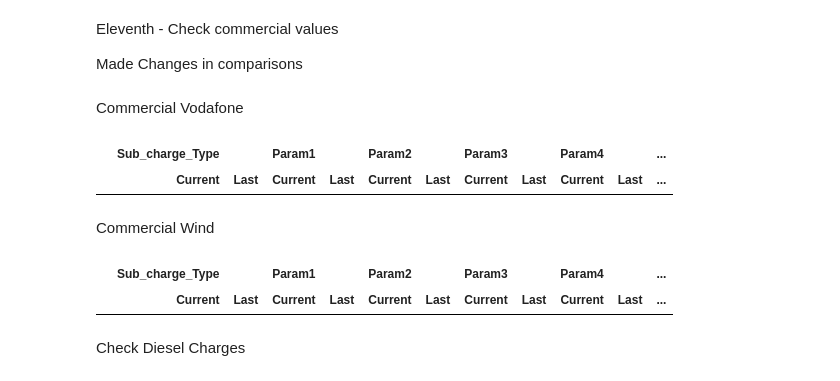
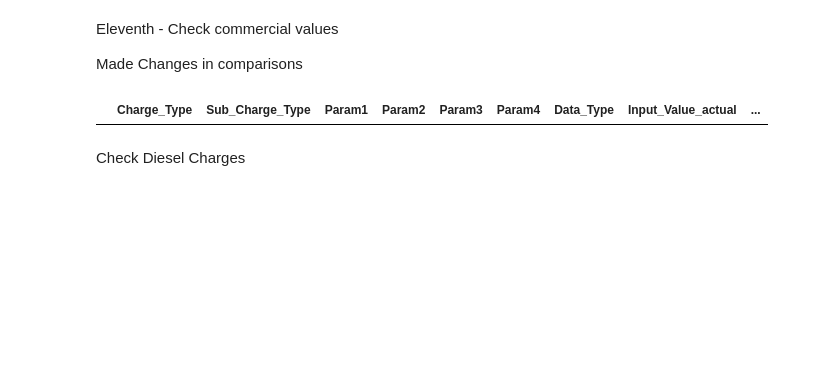
Before and after one commit to emerenan/xlsx_validation, a Jupyter notebook: gr_validations.ipynb, the cells around one changed output. Saved outputs shown, nothing was run; the diff lists cells and outputs as text; code cells hidden in the pictures; blank space fills up the shorter version.

```diff
--- a/gr_validations.ipynb
+++ b/gr_validations.ipynb
@@ -826,30 +904,4 @@ print(sp_vf_not_uis)
 # %%
-def check_commercial(path_current, path_before, col_replace, col_names, merge_cols, col_order):
-
-    def check_uip_commercial_values(df_actual, df_before, merge_cols):
-        df_atual = uip_comercial_actual
-        df_ant = uip_comercial_before
-        df_cross = pd.merge(df_actual, df_before, on=merge_cols, \
-                            how='left', suffixes=('_actual', '_before'), indicator='Exist')
-        df_cross['Exist'] = np.where(df_cross.Exist == 'both', 'Yes', 'No')
-        df_cross['Equal Values'] = df_cross['Exist']
-
-        return df_cross
-    # Check for commercial Values into current UIP File and compare with UIP File before
-    uip_comercial_actual = pd.read_excel(path_current,sheet_name='Commercial', names=col_names)
-    #uip_comercial_actual = uip_comercial_actual[['Charge_Type', 'Data_Type', 'Input_Value']]
-    uip_comercial_actual = replace_values(uip_comercial_actual, col_replace, value=0)
-
-    uip_comercial_before = pd.read_excel(path_before,sheet_name='Commercial', names=col_names )
-    #uip_comercial_before = uip_comercial_before[['Charge_Type', 'Data_Type', 'Input_Value']]
-    uip_comercial_before = replace_values(uip_comercial_before, col_replace, value=0)
-
-    df_commercial =  check_uip_commercial_values(uip_comercial_actual, uip_comercial_before, merge_cols)
-
-    df_commercial = df_commercial.reindex(columns=col_order)
-    df_commercial_diffs = df_commercial[df_commercial['Equal Values']=='No']
-    return df_commercial_diffs
-
 def check_diffs_v2(path_current, path_last):
     def lower_str(columns):
         newlist = list(map(lambda x: x.lower(), columns))
@@ -898,20 +945,0 @@ df_commercial_diffs_wh = check_commercial(path_wh, path_wh_before, 'Input_Value'
-# %% [markdown]
-Commercial Vodafone
-# %%
-path_vf_before = '/content/UserInput_Greece_VF_20210731.xlsx'
-path_vf_curr = '/content/UserInput_Greece_VF_20210831.xlsx'
-commercial_diffs = check_diffs_v2(path_vf_curr, path_vf_before, '')
-commercial_diffs
-# %% [output]
-|  | Sub_charge_Type |  | Param1 |  | Param2 |  | Param3 |  | Param4 |  | ... |
-|  | Current | Last | Current | Last | Current | Last | Current | Last | Current | Last | ... |
-# %% [markdown]
-Commercial Wind
-# %%
-path_wh_before = '/content/UserInput_Greece_WH_20210731.xlsx'
-path_wh_curr = '/content/UserInput_Greece_WH_20210831.xlsx'
-commercial_wh = check_diffs_v2(path_vf_curr, path_vf_before, '')
-commercial_wh
-# %% [output]
-|  | Sub_charge_Type |  | Param1 |  | Param2 |  | Param3 |  | Param4 |  | ... |
-|  | Current | Last | Current | Last | Current | Last | Current | Last | Current | Last | ... |
@@ -918,3 +1009,7 @@ commercial_wh
+# %%
+df_commercial_diffs_wh
+# %% [output]
+|  | Charge_Type | Sub_Charge_Type | Param1 | Param2 | Param3 | Param4 | Data_Type | Input_Value_actual | ... |
 # %% [markdown]
 Check Diesel Charges
 # %%
```
Also changed, not shown: parts of 24 cells of this notebook.
